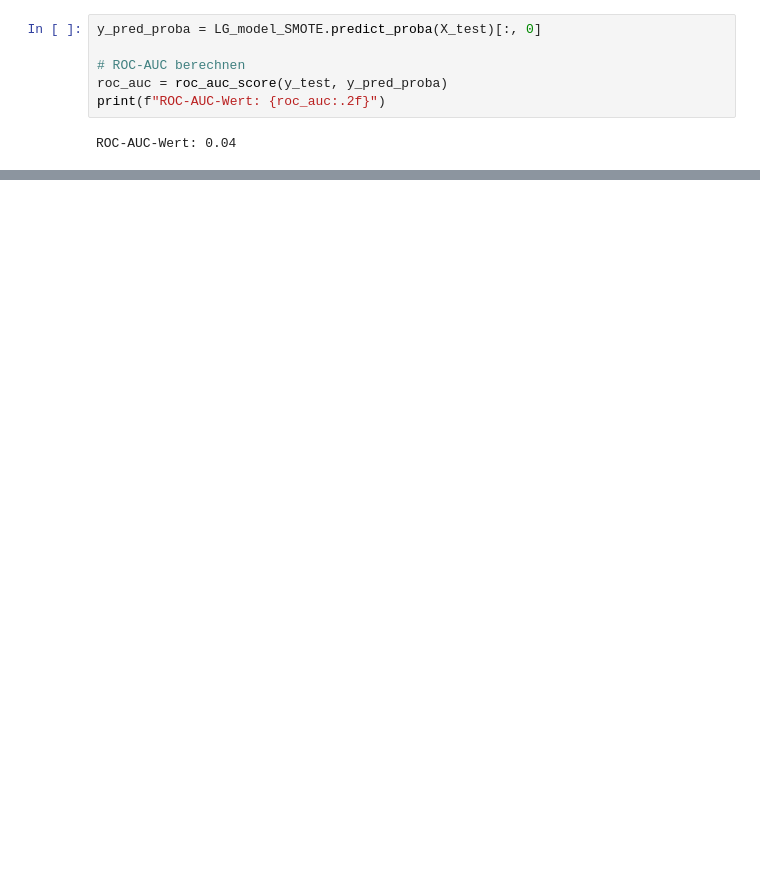
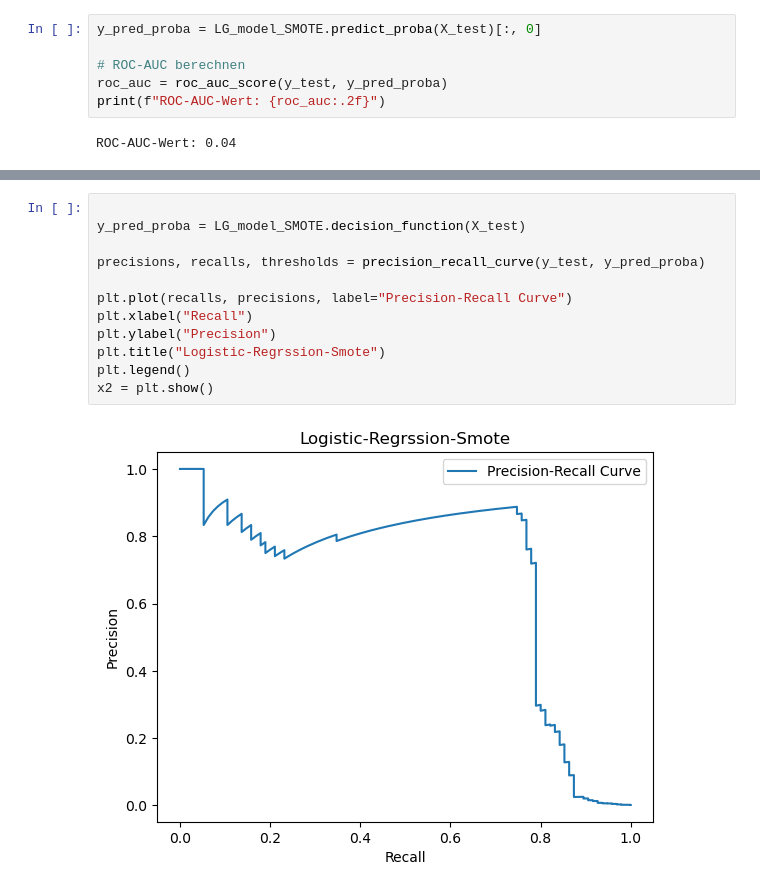
Before and after one commit to Korbiniannn/University, a Jupyter notebook: 3-Semester/Machine-Learning/Projekt/fraud_project.ipynb, the cells around one changed output, grey strips where cells are left out. Saved outputs shown, nothing was run; the diff lists cells and outputs as text; blank space fills up the shorter version.

```diff
--- a/3-Semester/Machine-Learning/Projekt/fraud_project.ipynb
+++ b/3-Semester/Machine-Learning/Projekt/fraud_project.ipynb
@@ -246,0 +432,14 @@ ROC-AUC-Wert: 0.04
+# %%
+
+y_pred_proba = LG_model_SMOTE.decision_function(X_test)
+
+precisions, recalls, thresholds = precision_recall_curve(y_test, y_pred_proba)
+
+plt.plot(recalls, precisions, label="Precision-Recall Curve")
+plt.xlabel("Recall")
+plt.ylabel("Precision")
+plt.title("Logistic-Regrssion-Smote")
+plt.legend()
+x2 = plt.show()
+# %% [output]
+[figure, added]
```
Also changed, not shown: parts of 24 cells of this notebook, 18 other files.
